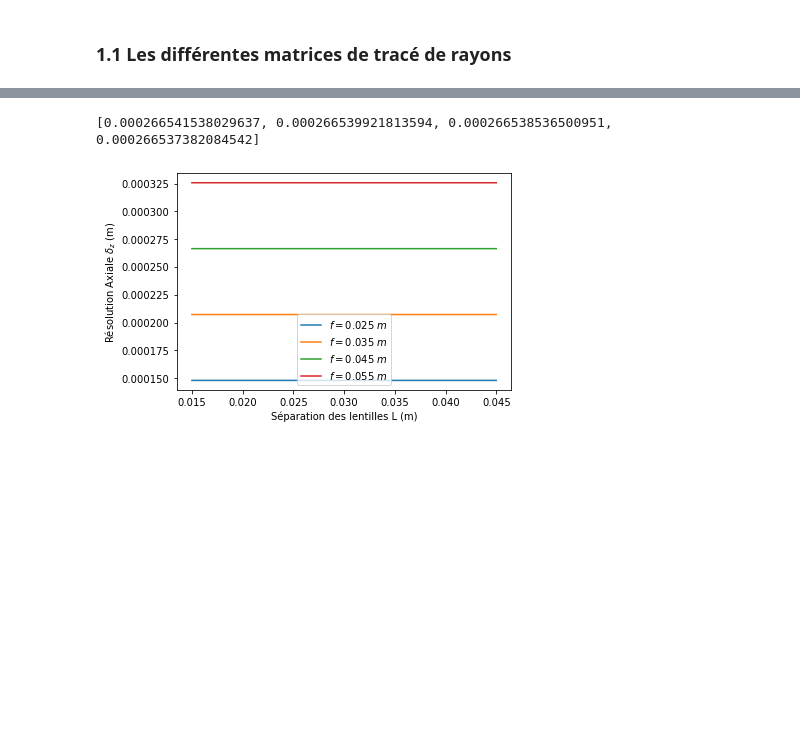
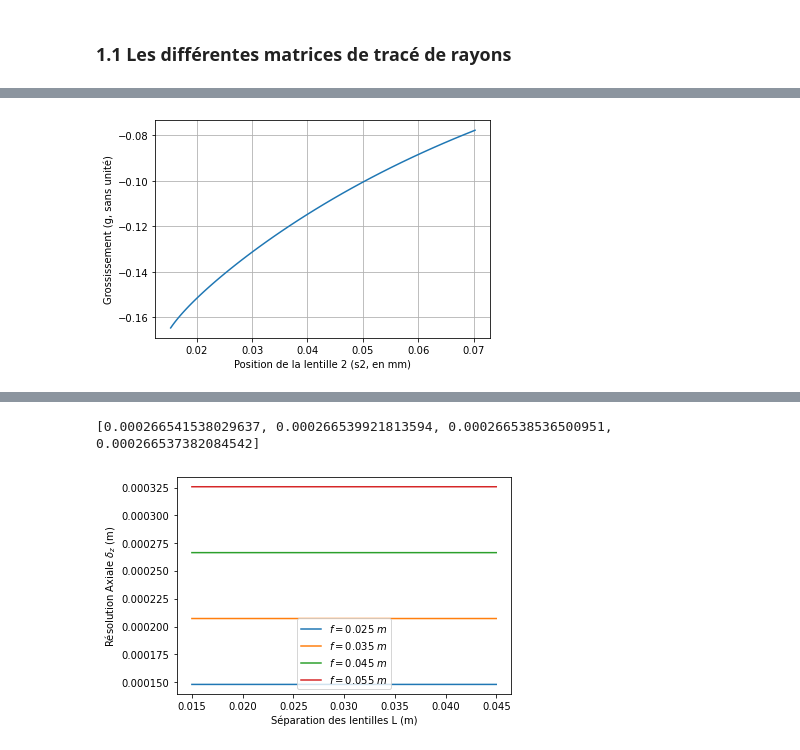
Before and after one commit to nicolasleblanc-poly/Introduction-l-optique-moderne, a Jupyter notebook: Laboratoire 2/pre-lab_2.ipynb, the cells around one changed output, grey strips where cells are left out. Saved outputs shown, nothing was run; the diff lists cells and outputs as text; code cells hidden in the pictures; blank space fills up the shorter version.

```diff
--- a/Laboratoire 2/pre-lab_2.ipynb
+++ b/Laboratoire 2/pre-lab_2.ipynb
@@ -120 +113,28 @@ plt.legend()
+# %%
+L = 190e-3 # [m]
+s1 = np.linspace(0, 75e-3, 50) # [m]
+s2 = sp.symbols('s2')
+s2_slns = []
+g = []
+for s1_val in s1:
+    # On trouve la matrice de tracé de rayon
+    s3 = L-s1_val-s2
+    Msys = system_matrix(s1_val, s2, s3)
+    # On est dans le cas où le rayon incident et le rayon transmis convergent chancun en un point.
+    # On est donc dans le cas où le coefficient B de la matrice [[A B], [C,D]] vaut 0.
+    A = Msys[0, 0]
+    B = Msys[0, 1]
+    s2_solve = sp.solve(B)[-1]
+    s2_slns.append(s2_solve)
+    g.append(A.evalf(subs={'s2':s2_solve})) # On garde que la solution positive
+
+plt.plot(s2_slns, g)
+plt.xlabel("Position de la lentille 2 (s2, en mm)")
+plt.ylabel("Grossissement (g, sans unité)")
+plt.grid()
+# Le grossissement est négatif et il est plus petit que 1 en valeur absolue, ce qui
+# est exactement ce qu'on veut
+# Nic -> :)
+# %% [output]
+[figure, added]
 # %% [markdown]
```
Also changed, not shown: parts of 24 cells of this notebook.
